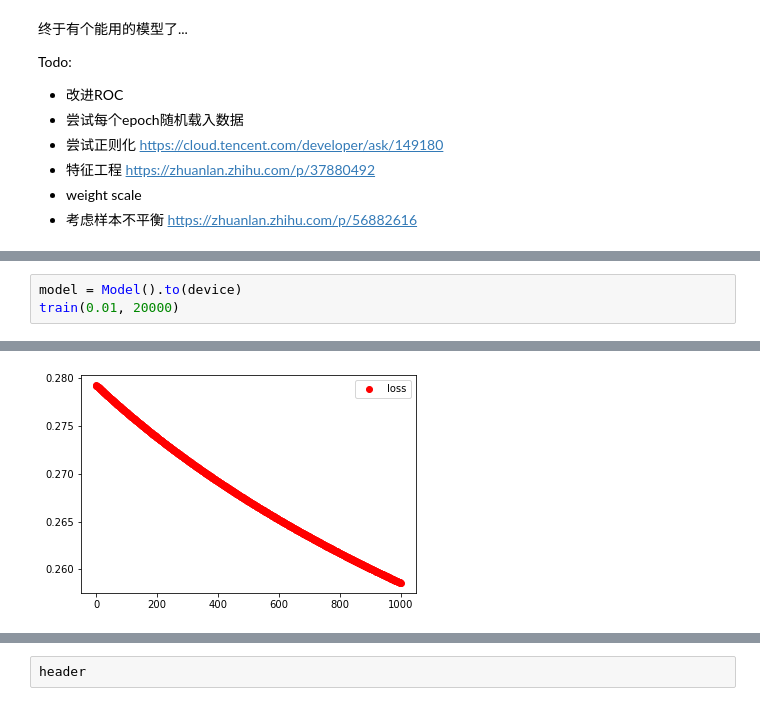
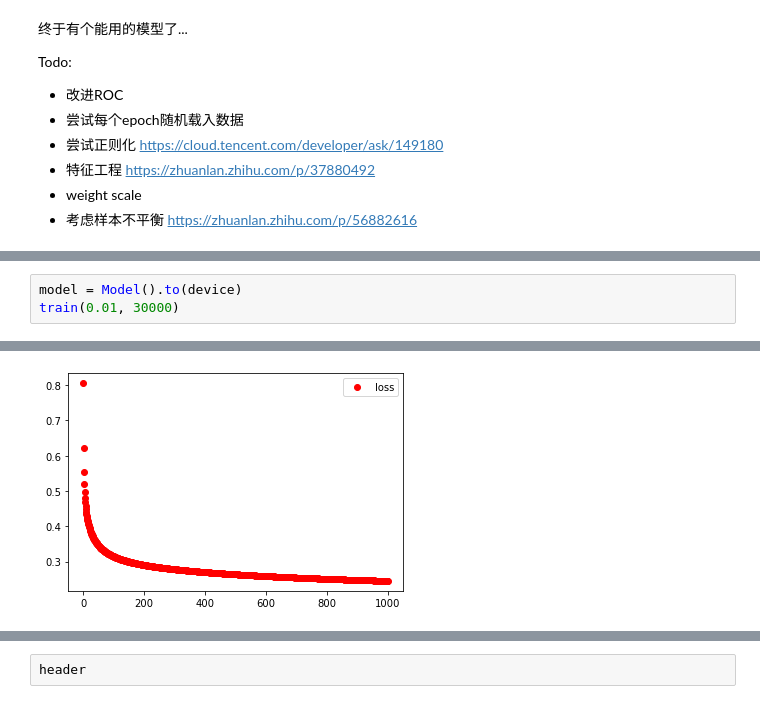
Before and after one commit to RoboVigor/RV-AutoAim, a Jupyter notebook: model/pair-multiclass.ipynb, the cells around one changed output, grey strips where cells are left out. Saved outputs shown, nothing was run; the diff lists cells and outputs as text.

```diff
--- a/model/pair-multiclass.ipynb
+++ b/model/pair-multiclass.ipynb
@@ -121,7 +119,7 @@ input_size: 8
 decorating
 # %%
 model = Model().to(device)
-train(0.01, 20000)
+train(0.01, 30000)
 # %% [output]
 starting timer
 ====== Config ======
@@ -141 +139 @@ Epoch: [10000 /10000 ], Loss: 0.319, Test loss: 0.259
-[figure, old version]
+[figure, new version]
```
Also changed, not shown: parts of 3 cells of this notebook, 6 other files.
